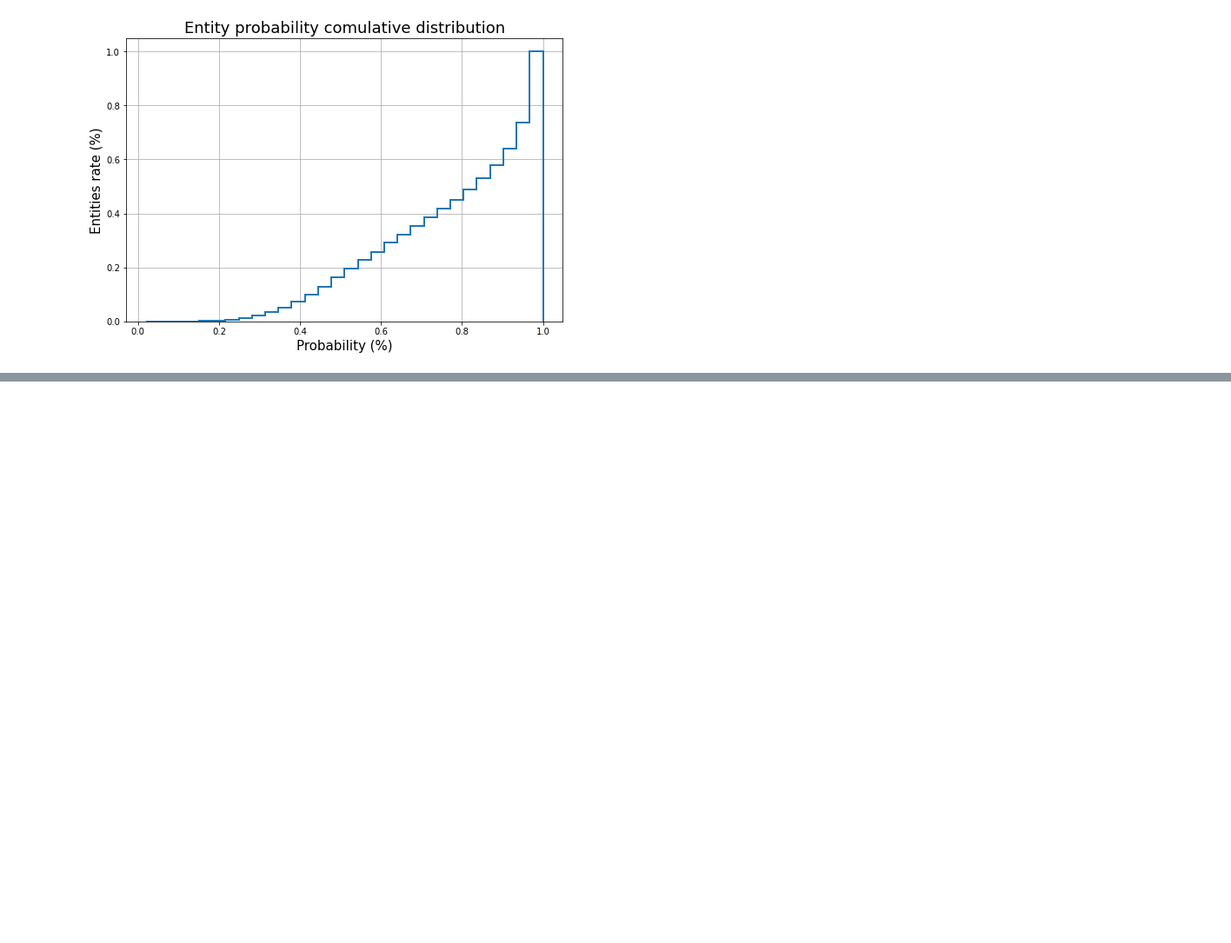
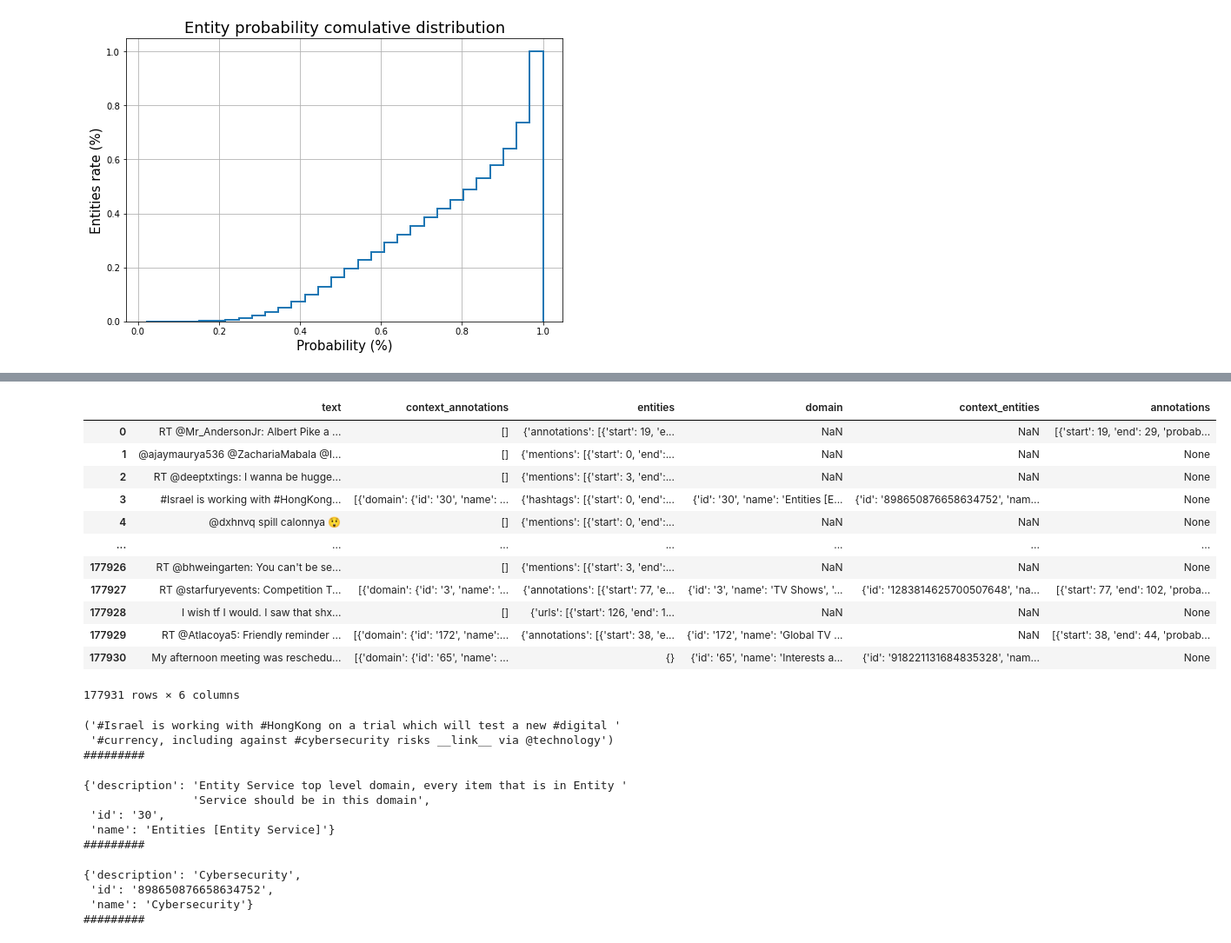
Before and after one commit to Tiago-Faria/TwitterClassification, a Jupyter notebook: TwitterStream/data_analysis_rt.ipynb, the cells around one changed output, grey strips where cells are left out. Shown: that part at 87% size. Saved outputs shown, nothing was run; the diff lists cells and outputs as text; code cells hidden in the pictures; blank space fills up the shorter version.

```diff
--- a/TwitterStream/data_analysis_rt.ipynb
+++ b/TwitterStream/data_analysis_rt.ipynb
@@ -90,0 +176,3 @@ Text(0, 0.5, 'Entities rate (%)')
+# %%
+df = df_origin.drop('id', axis=1)
+df
@@ -90,0 +193,4 @@ Text(0, 0.5, 'Entities rate (%)')
+# %%
+df['domain'] = df['context_annotations'].str.get(0).str.get('domain')
+df['context_entities'] = df['context_annotations'].str.get(1).str.get('entity')
+df
@@ -90,0 +211,45 @@ Text(0, 0.5, 'Entities rate (%)')
+# %%
+df['annotations'] = df['entities'].str.get('annotations')
+#df = df[~df['annotations'].isnull()]
+df
+# %% [output]
+|  | text | context_annotations | entities | domain | context_entities | annotations |
+| 0 | RT @Mr_AndersonJr: Albert Pike a ... | [] | {'annotations': [{'start': 19, 'e... | NaN | NaN | [{'start': 19, 'end': 29, 'probab... |
+| 1 | @ajaymaurya536 @ZachariaMabala @I... | [] | {'mentions': [{'start': 0, 'end':... | NaN | NaN | None |
+| 2 | RT @deeptxtings: I wanna be hugge... | [] | {'mentions': [{'start': 3, 'end':... | NaN | NaN | None |
+| 3 | #Israel is working with #HongKong... | [{'domain': {'id': '30', 'name': ... | {'hashtags': [{'start': 0, 'end':... | {'id': '30', 'name': 'Entities [E... | {'id': '898650876658634752', 'nam... | None |
+| 4 | @dxhnvq spill calonnya 😲 | [] | {'mentions': [{'start': 0, 'end':... | NaN | NaN | None |
+| ... | ... | ... | ... | ... | ... | ... |
+| 177926 | RT @bhweingarten: You can't be se... | [] | {'mentions': [{'start': 3, 'end':... | NaN | NaN | None |
+| 177927 | RT @starfuryevents: Competition T... | [{'domain': {'id': '3', 'name': '... | {'annotations': [{'start': 77, 'e... | {'id': '3', 'name': 'TV Shows', '... | {'id': '1283814625700507648', 'na... | [{'start': 77, 'end': 102, 'proba... |
+| 177928 | I wish tf I would. I saw that shx... | [] | {'urls': [{'start': 126, 'end': 1... | NaN | NaN | None |
+| 177929 | RT @Atlacoya5: Friendly reminder ... | [{'domain': {'id': '172', 'name':... | {'annotations': [{'start': 38, 'e... | {'id': '172', 'name': 'Global TV ... | NaN | [{'start': 38, 'end': 44, 'probab... |
+| 177930 | My afternoon meeting was reschedu... | [{'domain': {'id': '65', 'name': ... | {} | {'id': '65', 'name': 'Interests a... | {'id': '918221131684835328', 'nam... | None |
+177931 rows × 6 columns
+# %%
+for s in df.loc[[3],'text']:
+    pprint(s)
+    print('#########')
+# %% [output]
+('#Israel is working with #HongKong on a trial which will test a new #digital '
+ '#currency, including against #cybersecurity risks __link__ via @technology')
+#########
+# %%
+for s in df.loc[[3],'domain']:
+    pprint(s)
+    print('#########')
+# %% [output]
+{'description': 'Entity Service top level domain, every item that is in Entity '
+                'Service should be in this domain',
+ 'id': '30',
+ 'name': 'Entities [Entity Service]'}
+#########
+# %%
+for s in df.loc[[3],'context_entities']:
+    pprint(s)
+    print('#########')
+# %% [output]
+{'description': 'Cybersecurity',
+ 'id': '898650876658634752',
+ 'name': 'Cybersecurity'}
+#########
```
Also changed, not shown: parts of 18 cells of this notebook.
